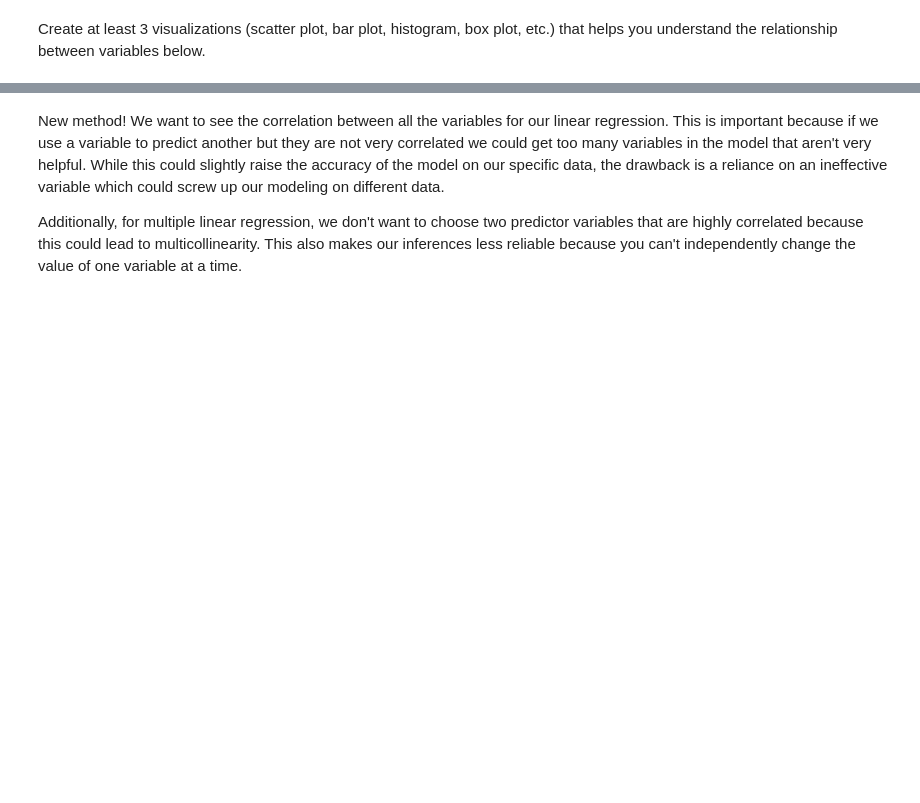
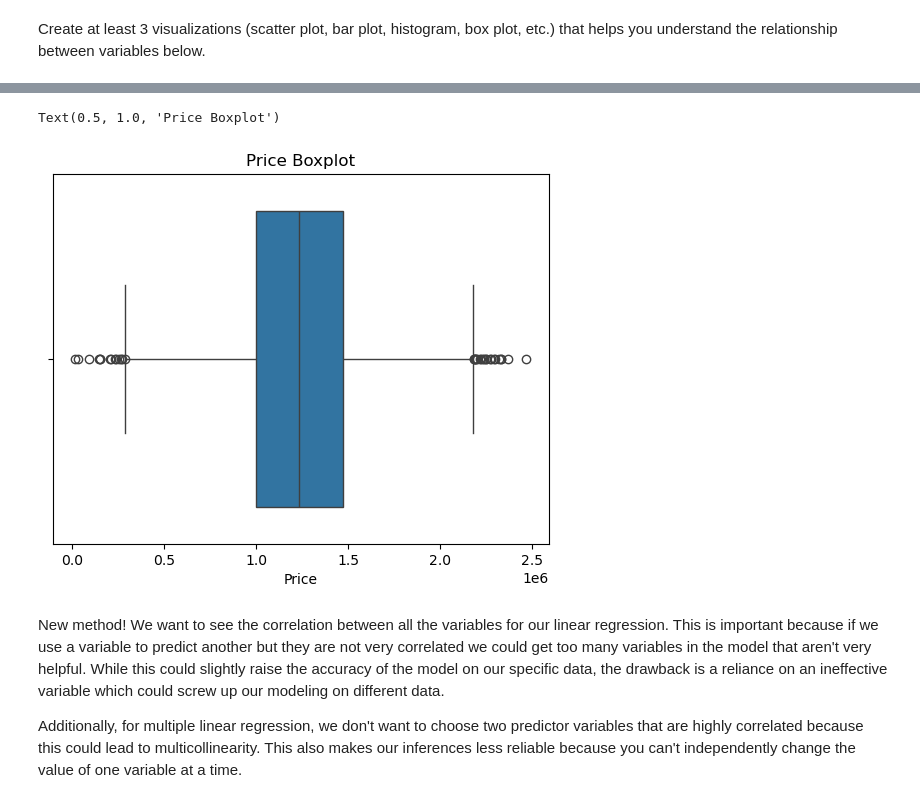
Before and after one commit to kyun33/JCP26Notebooks, a Jupyter notebook: Week_4_Modeling_and_Linear_Regression.ipynb, the cells around one changed output, grey strips where cells are left out. Saved outputs shown, nothing was run; the diff lists cells and outputs as text; code cells hidden in the pictures; blank space fills up the shorter version.

```diff
--- a/Week_4_Modeling_and_Linear_Regression.ipynb
+++ b/Week_4_Modeling_and_Linear_Regression.ipynb
@@ -40,3 +105,10 @@ Create at least 3 visualizations (scatter plot, bar plot, histogram, box plot, e
+# %%
+# Visualization 3
+sns.boxplot(x=housing['Price'])
+plt.title('Price Boxplot')
+# %% [output]
+Text(0.5, 1.0, 'Price Boxplot')
+[figure, added]
 # %% [markdown]
 New method! We want to see the correlation between all the variables for our linear regression. This is important because if we use a variable to predict another but they are not very correlated we could get too many variables in the model that aren't very helpful. While this could slightly raise the accuracy of the model on our specific data, the drawback is a reliance on an ineffective variable which could screw up our modeling on different data.
 
```
Also changed, not shown: parts of 35 cells of this notebook.
